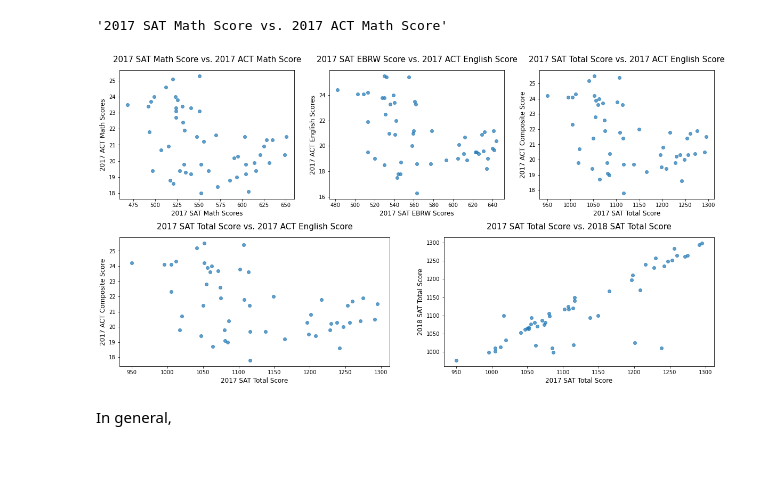
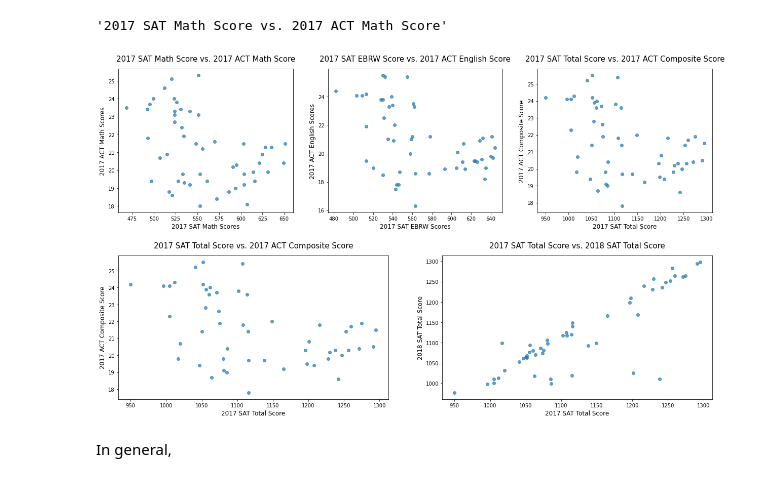
Before and after one commit to EricHeidbreder/GA_projects, a Jupyter notebook: projects/project-1-master/code/sat_act_data_HEIDBREDER.ipynb, the cells around one changed output. Cells and saved outputs as stored; diff of their text form; code cells hidden in the pictures.

Commit message:
Finished all visualizations

```diff
--- a/projects/project-1-master/code/sat_act_data_HEIDBREDER.ipynb
+++ b/projects/project-1-master/code/sat_act_data_HEIDBREDER.ipynb
@@ -35,8 +35,8 @@ import numpy as np
 Read in the `sat_2017.csv` and `act_2017.csv` files and assign them to appropriately named pandas dataframes.
 # %%
 #Code:
-sat_2017 = pd.read_csv(r'data/sat_2017.csv')
-act_2017 = pd.read_csv(r'data/act_2017.csv')
+sat_2017 = pd.read_csv('../data/sat_2017.csv')
+act_2017 = pd.read_csv('../data/act_2017.csv')
 # %% [markdown]
 #### 2. Display Data
 
@@ -381,8 +381,8 @@ combined_2017.to_csv('data/combined_2017.csv', encoding='utf-8')
 # %% [markdown]
 Read in the `sat_2018.csv` and `act_2018.csv` files and assign them to appropriately named pandas dataframes. For the **2018 ACT Data**, only the `Composite` scores are available. Repeat the same processes to clean the 2018 data here as you were instructed in the previous sections above.
 # %%
-sat_2018 = pd.read_csv('data/sat_2018.csv')
-act_2018 = pd.read_csv('data/act_2018.csv')
+sat_2018 = pd.read_csv('../data/sat_2018.csv')
+act_2018 = pd.read_csv('../data/act_2018.csv')
 # %%
 # Dropping duplicate of Maine row
 act_2018 = act_2018.drop_duplicates().reset_index(drop=True)
@@ -422,8 +422,8 @@ combined_2017_2018.to_csv('data/combined_2017_2018.csv')
 # %% [markdown]
 ### Cleaning and merging 2019 SAT/ACT data
 # %%
-sat_2019 = pd.read_csv('data/sat_2019.csv', encoding='latin-1')
-act_2019 = pd.read_csv('data/act_2019.csv', encoding='utf-8')
+sat_2019 = pd.read_csv('../data/sat_2019.csv', encoding='latin-1')
+act_2019 = pd.read_csv('../data/act_2019.csv', encoding='utf-8')
 # %%
 sat_2019.rename(columns={'Participation Rate': 'Participation'}, inplace=True)
 # %%
@@ -1135,15 +1160,16 @@ Your plots should show:
 **Feel free to write a custom function, and subplot if you'd like.** Functions save both time and space.
 # %%
 list_of_titles = [["2017 SAT Math Score vs. 2017 ACT Math Score"], ['2017 SAT EBRW Score vs. 2017 ACT English Score'],
-                 ['2017 SAT Total Score vs. 2017 ACT English Score'], ['2017 SAT Total Score vs. 2018 SAT Total Score'],
-                 ['2017 ACT Composite Score vs. 2018 ACT Composite Score']]
+                  ['2017 SAT Total Score vs. 2017 ACT Composite Score'], ['2017 SAT Total Score vs. 2018 SAT Total Score'],
+                  ['2017 ACT Composite Score vs. 2018 ACT Composite Score']]
 
 list_of_labels = [['2017 SAT Math Scores', '2017 ACT Math Scores'], ['2017 SAT EBRW Scores', '2017 ACT English Scores'],
-                 ['2017 SAT Total Score', '2017 ACT Composite Score'], ['2017 SAT Total Score', '2018 SAT Total Score'],
-                 ['2017 ACT Composite Score', '2018 ACT Composite Score']]
+                  ['2017 SAT Total Score', '2017 ACT Composite Score'], ['2017 SAT Total Score', '2018 SAT Total Score'],
+                  ['2017 ACT Composite Score', '2018 ACT Composite Score']]
 
-list_of_columns = [['math_sat_2017', 'math_act_2017'], ['ebrw_sat_2017', 'english_act_2017'], ['total_sat_2017', 'composite_act_2017'],
-                  ['total_sat_2017', 'total_sat_2018'], ['composite_act_2017', 'composite_act_2018']]
+list_of_columns = [['math_sat_2017', 'math_act_2017'], ['ebrw_sat_2017', 'english_act_2017'],
+                   ['total_sat_2017', 'composite_act_2017'], ['total_sat_2017', 'total_sat_2018'],
+                   ['composite_act_2017', 'composite_act_2018']]
 # %%
 ''.join(list_of_titles[0])
 # %% [output]
@@ -1151,32 +1177,31 @@ list_of_columns = [['math_sat_2017', 'math_act_2017'], ['ebrw_sat_2017', 'englis
 # %%
 # define function for scatterplots
 def subplot_scatterplot_scores(dataframe, list_of_column_pairs, list_of_titles, list_of_labels):
-    fig, ax = plt.subplots(figsize=(20, 16))
+    fig, ax = plt.subplots(figsize=(21, 12))
     for i, column_pair in enumerate(list_of_column_pairs):
         if i <= 2:
             i += 1
-            subplot = int(str(3) + str(3) + str(i))
+            subplot = int(str(2) + str(3) + str(i))
             plt.subplot(subplot)
             i -= 1
             plt.scatter(final[list_of_column_pairs[i][0]], final[list_of_column_pairs[i][1]], alpha=0.7)
             plt.title(''.join(list_of_titles[i]), fontsize=15, pad=15)
             plt.xlabel(list_of_labels[i][0], fontsize=12)
             plt.ylabel(list_of_labels[i][1], fontsize=12)
         else:
-            subplot = int(str(3) + str(2) + str(i))
+            subplot = int(str(2) + str(2) + str(i))
             plt.subplot(subplot)
             i -= 1
             plt.scatter(final[list_of_column_pairs[i][0]], final[list_of_column_pairs[i][1]], alpha=0.7)
             plt.title(''.join(list_of_titles[i]), fontsize=15, pad=15)
             plt.xlabel(list_of_labels[i][0], fontsize=12)
             plt.ylabel(list_of_labels[i][1], fontsize=12)
             fig.subplots_adjust(hspace = 0.3)
 
-title = ["2017 SAT Math Scores vs. 2017 ACT Math Scores"]
-labels = ['2017 SAT Math Scores', '2017 ACT Math Scores']
+
 subplot_scatterplot_scores(final, list_of_columns, list_of_titles, list_of_labels)
 # %% [output]
-[figure, old version]
+[figure, new version]
 # %% [markdown]
 In general,
 # %% [markdown]
```
Also changed, not shown: parts of 22 cells of this notebook, 12 other files.
